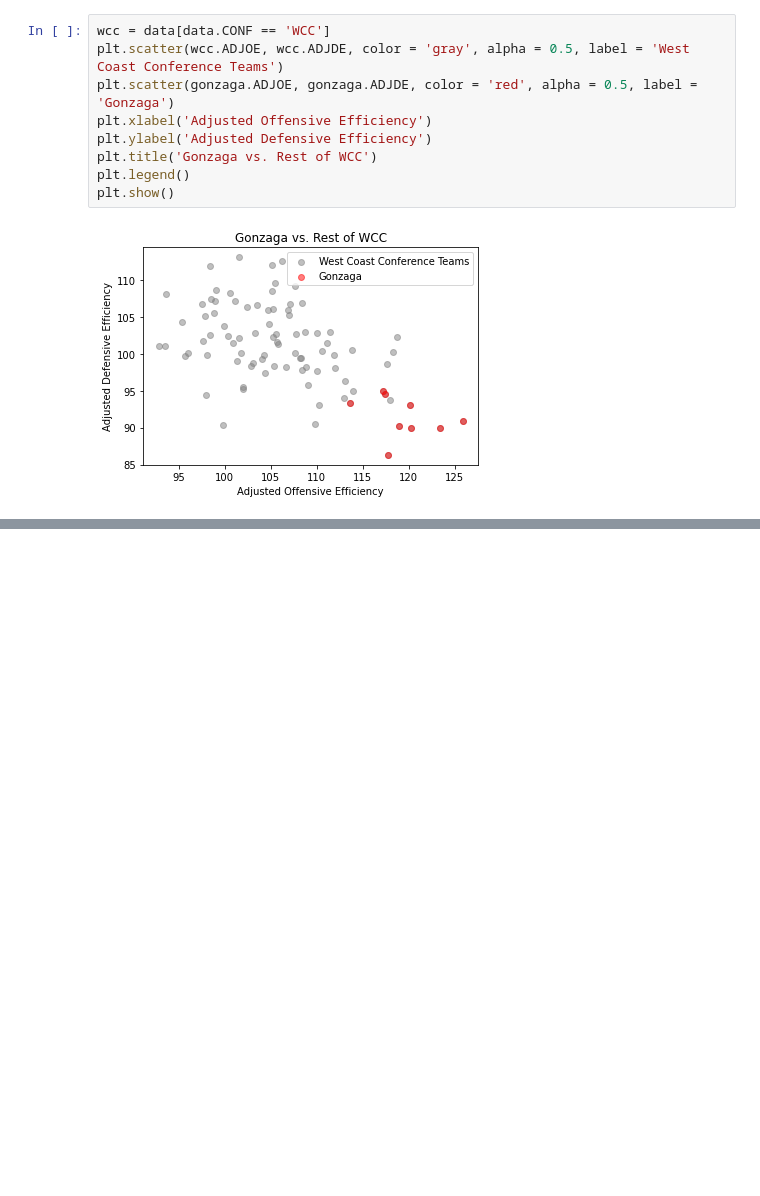
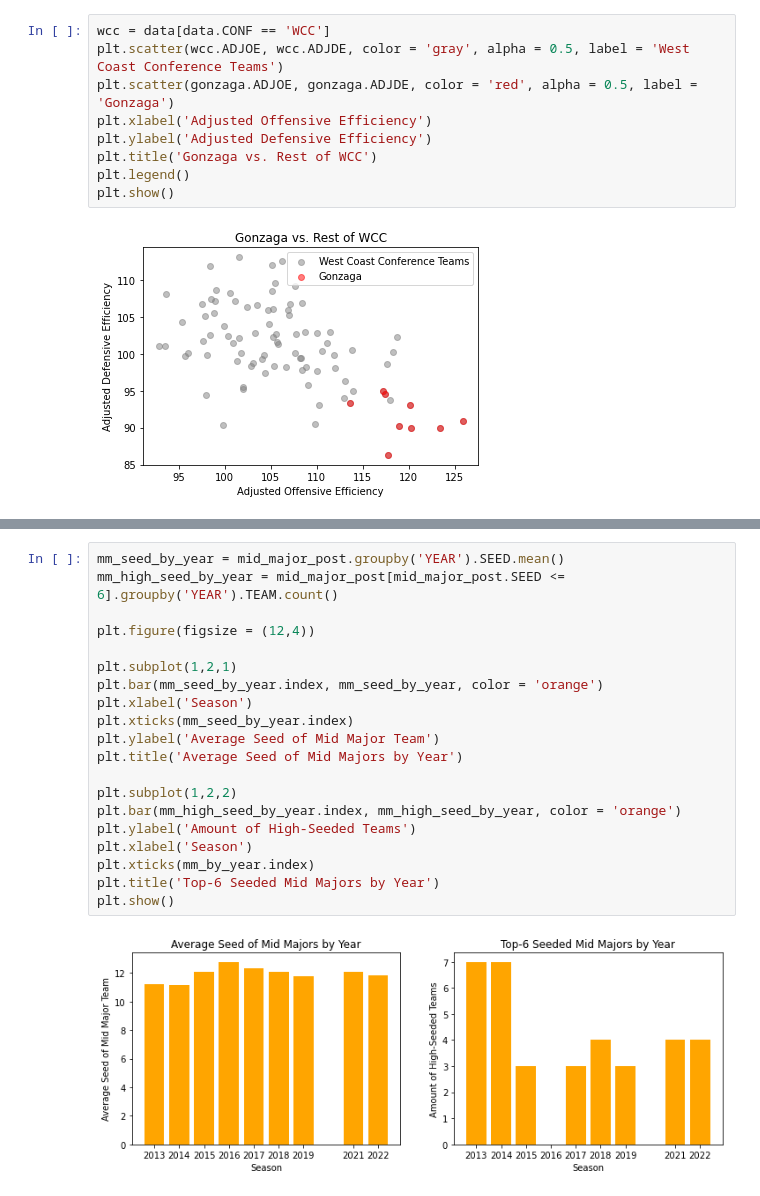
Before and after one commit to memphismiles/CBBConferences, a Jupyter notebook: CBBConferences.ipynb, the cells around one changed output, grey strips where cells are left out. Drawn from its saved outputs; the diff is of its cells as text; blank space fills up the shorter version.

```diff
--- a/CBBConferences.ipynb
+++ b/CBBConferences.ipynb
@@ -401,0 +523,22 @@ Gonzaga has dominated the West Coast Conference for the last decade, acting as o
+# %%
+mm_seed_by_year = mid_major_post.groupby('YEAR').SEED.mean()
+mm_high_seed_by_year = mid_major_post[mid_major_post.SEED <= 6].groupby('YEAR').TEAM.count()
+
+plt.figure(figsize = (12,4))
+
+plt.subplot(1,2,1)
+plt.bar(mm_seed_by_year.index, mm_seed_by_year, color = 'orange')
+plt.xlabel('Season')
+plt.xticks(mm_seed_by_year.index)
+plt.ylabel('Average Seed of Mid Major Team')
+plt.title('Average Seed of Mid Majors by Year')
+
+plt.subplot(1,2,2)
+plt.bar(mm_high_seed_by_year.index, mm_high_seed_by_year, color = 'orange')
+plt.ylabel('Amount of High-Seeded Teams')
+plt.xlabel('Season')
+plt.xticks(mm_by_year.index)
+plt.title('Top-6 Seeded Mid Majors by Year')
+plt.show()
+# %% [output]
+[figure, added]
```
Also changed, not shown: parts of 21 cells of this notebook.
